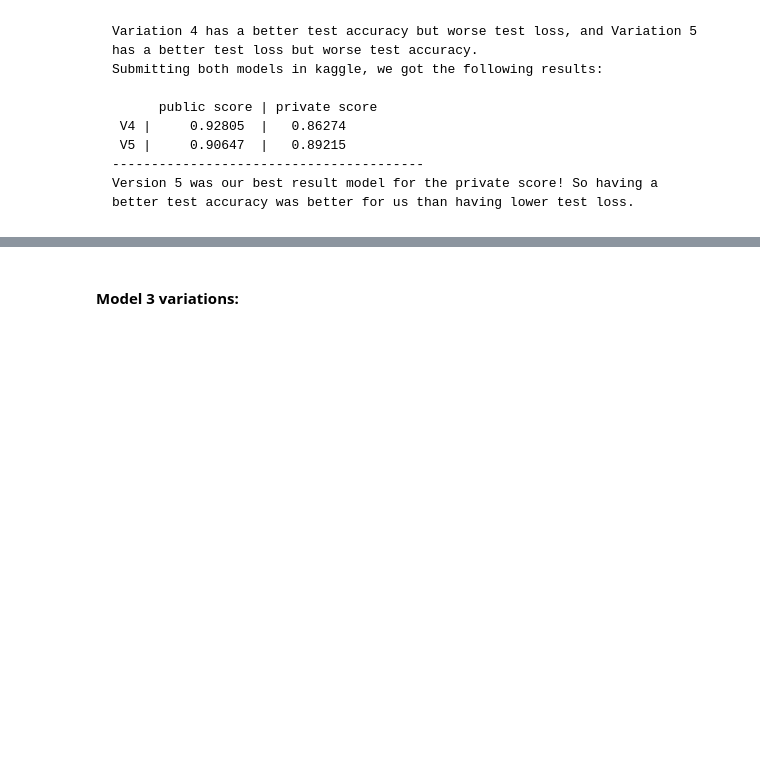
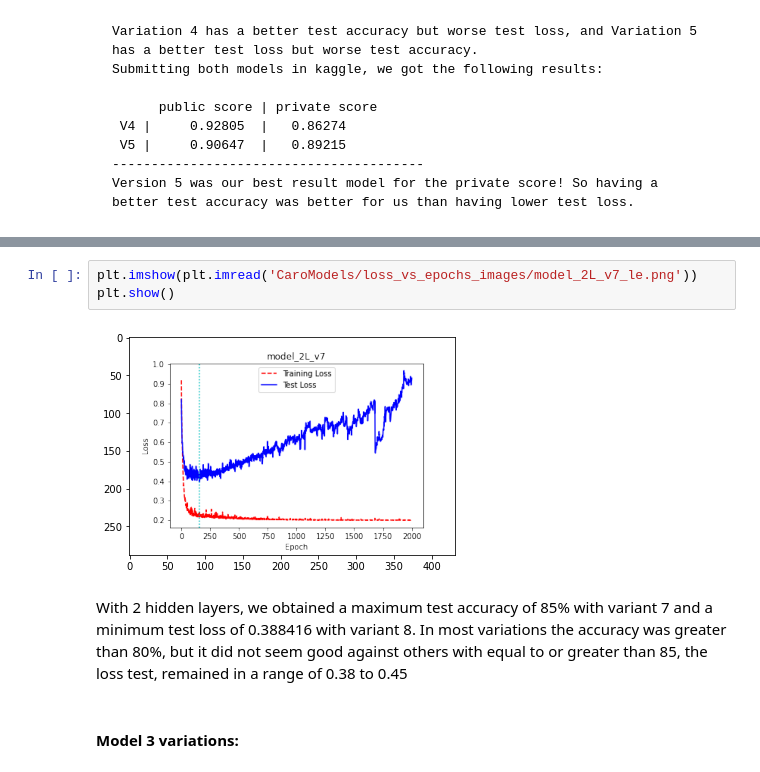
Before and after one commit to tiaraRS/NivelDeAdaptabilidad, a Jupyter notebook: Practica5-MAIN.ipynb, the cells around one changed output, grey strips where cells are left out. Saved outputs shown, nothing was run; the diff lists cells and outputs as text; blank space fills up the shorter version.

```diff
--- a/Practica5.ipynb
+++ b/Practica5-MAIN.ipynb
@@ -564,3 +580,10 @@ plt.show()
+# %%
+plt.imshow(plt.imread('CaroModels/loss_vs_epochs_images/model_2L_v7_le.png'))
+plt.show()
+# %% [output]
+[figure, added]
+# %% [markdown]
+With 2 hidden layers, we obtained a maximum test accuracy of 85% with variant 7 and a minimum test loss of 0.388416 with variant 8. In most variations the accuracy was greater than 80%, but it did not seem good against others with equal to or greater than 85, the loss test, remained in a range of 0.38 to 0.45
 # %% [markdown]
 #### Model 3 variations:
 # %%
```
Also changed, not shown: parts of 7 cells of this notebook, 23 other files.
